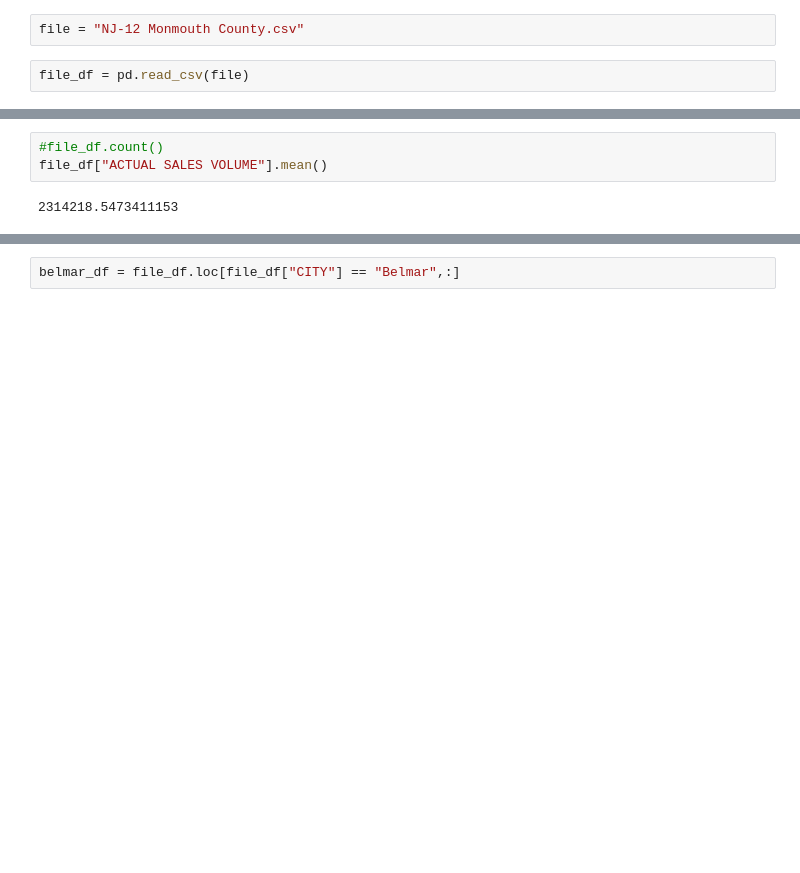
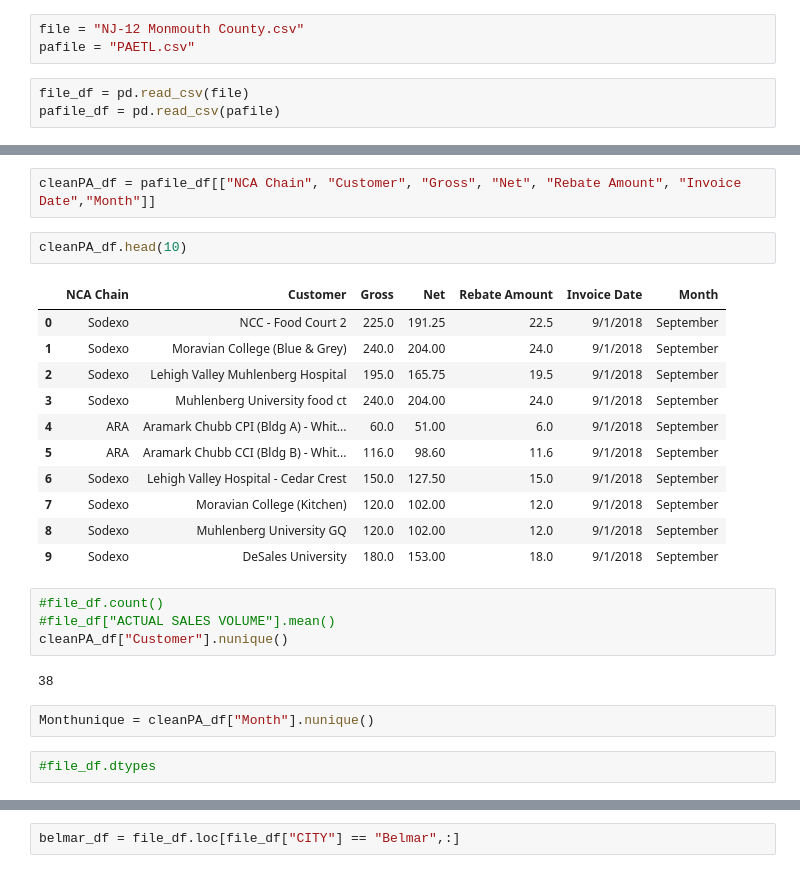
Before and after one commit to doradojt/Filta, a Jupyter notebook: FiltaAnalysis/.ipynb, the cells around one changed output, grey strips where cells are left out. Cells and saved outputs as stored; diff of their text form; blank space fills up the shorter version.

```diff
--- a/FiltaAnalysis/.ipynb
+++ b/FiltaAnalysis/.ipynb
@@ -4,6 +6,8 @@ import os
 # %%
 file = "NJ-12 Monmouth County.csv"
+pafile = "PAETL.csv"
 # %%
 file_df = pd.read_csv(file)
+pafile_df = pd.read_csv(pafile)
 # %%
 cityarray = file_df['CITY']
@@ -11,5 +24,26 @@ cityarray = file_df['CITY']
+# %%
+cleanPA_df = pafile_df[["NCA Chain", "Customer", "Gross", "Net", "Rebate Amount", "Invoice Date","Month"]]
+# %%
+cleanPA_df.head(10)
+# %% [output]
+|  | NCA Chain | Customer | Gross | Net | Rebate Amount | Invoice Date | Month |
+| 0 | Sodexo | NCC - Food Court 2 | 225.0 | 191.25 | 22.5 | 9/1/2018 | September |
+| 1 | Sodexo | Moravian College (Blue & Grey) | 240.0 | 204.00 | 24.0 | 9/1/2018 | September |
+| 2 | Sodexo | Lehigh Valley Muhlenberg Hospital | 195.0 | 165.75 | 19.5 | 9/1/2018 | September |
+| 3 | Sodexo | Muhlenberg University food ct | 240.0 | 204.00 | 24.0 | 9/1/2018 | September |
+| 4 | ARA | Aramark Chubb CPI (Bldg A) - Whit... | 60.0 | 51.00 | 6.0 | 9/1/2018 | September |
+| 5 | ARA | Aramark Chubb CCI (Bldg B) - Whit... | 116.0 | 98.60 | 11.6 | 9/1/2018 | September |
+| 6 | Sodexo | Lehigh Valley Hospital - Cedar Crest | 150.0 | 127.50 | 15.0 | 9/1/2018 | September |
+| 7 | Sodexo | Moravian College (Kitchen) | 120.0 | 102.00 | 12.0 | 9/1/2018 | September |
+| 8 | Sodexo | Muhlenberg University GQ | 120.0 | 102.00 | 12.0 | 9/1/2018 | September |
+| 9 | Sodexo | DeSales University | 180.0 | 153.00 | 18.0 | 9/1/2018 | September |
 # %%
 #file_df.count()
-file_df["ACTUAL SALES VOLUME"].mean()
+#file_df["ACTUAL SALES VOLUME"].mean()
+cleanPA_df["Customer"].nunique()
 # %% [output]
-2314218.5473411153
+38
+# %%
+Monthunique = cleanPA_df["Month"].nunique()
+# %%
+#file_df.dtypes
```
Also changed, not shown: parts of 57 cells of this notebook, 5 other files.
